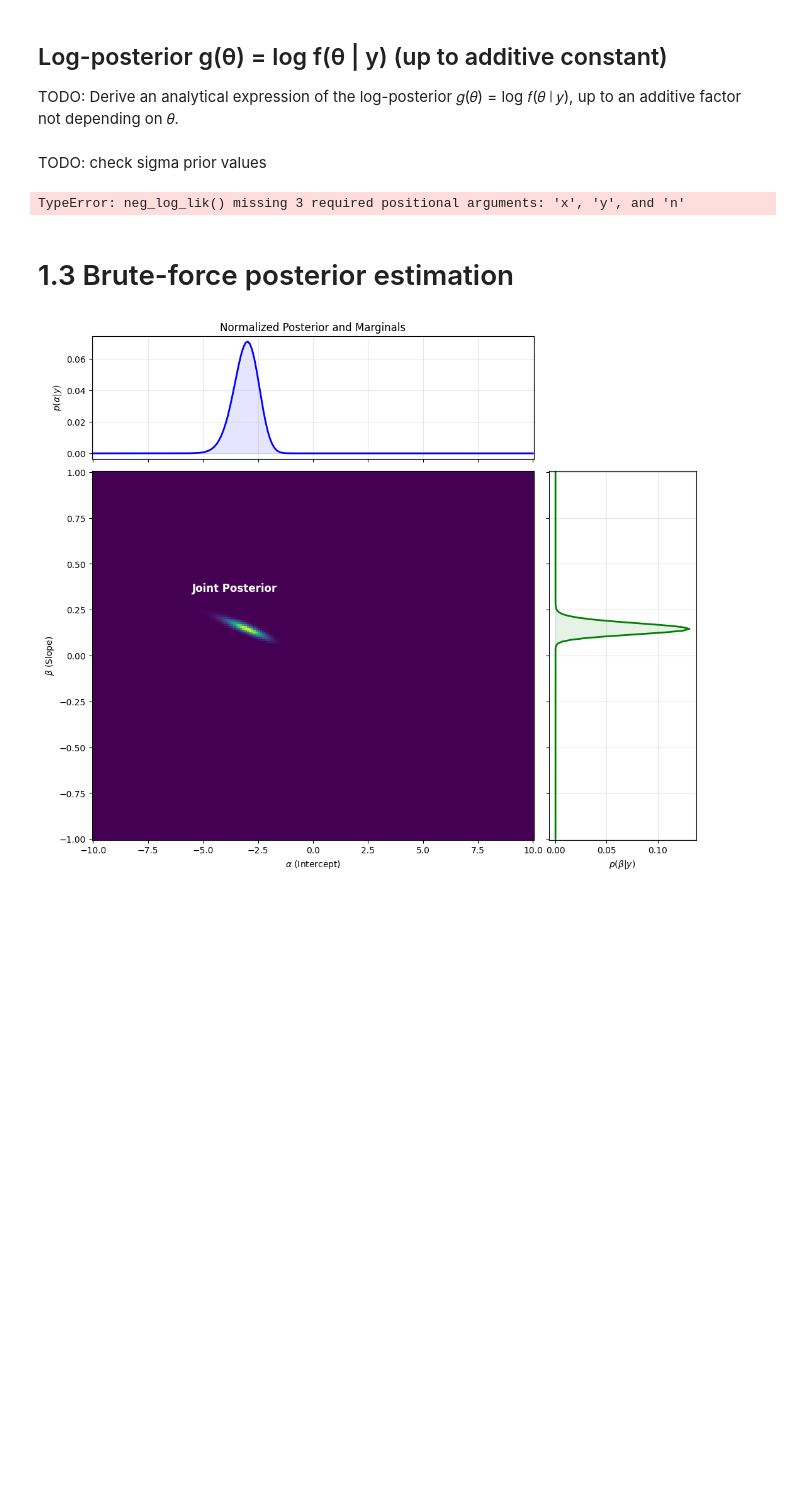
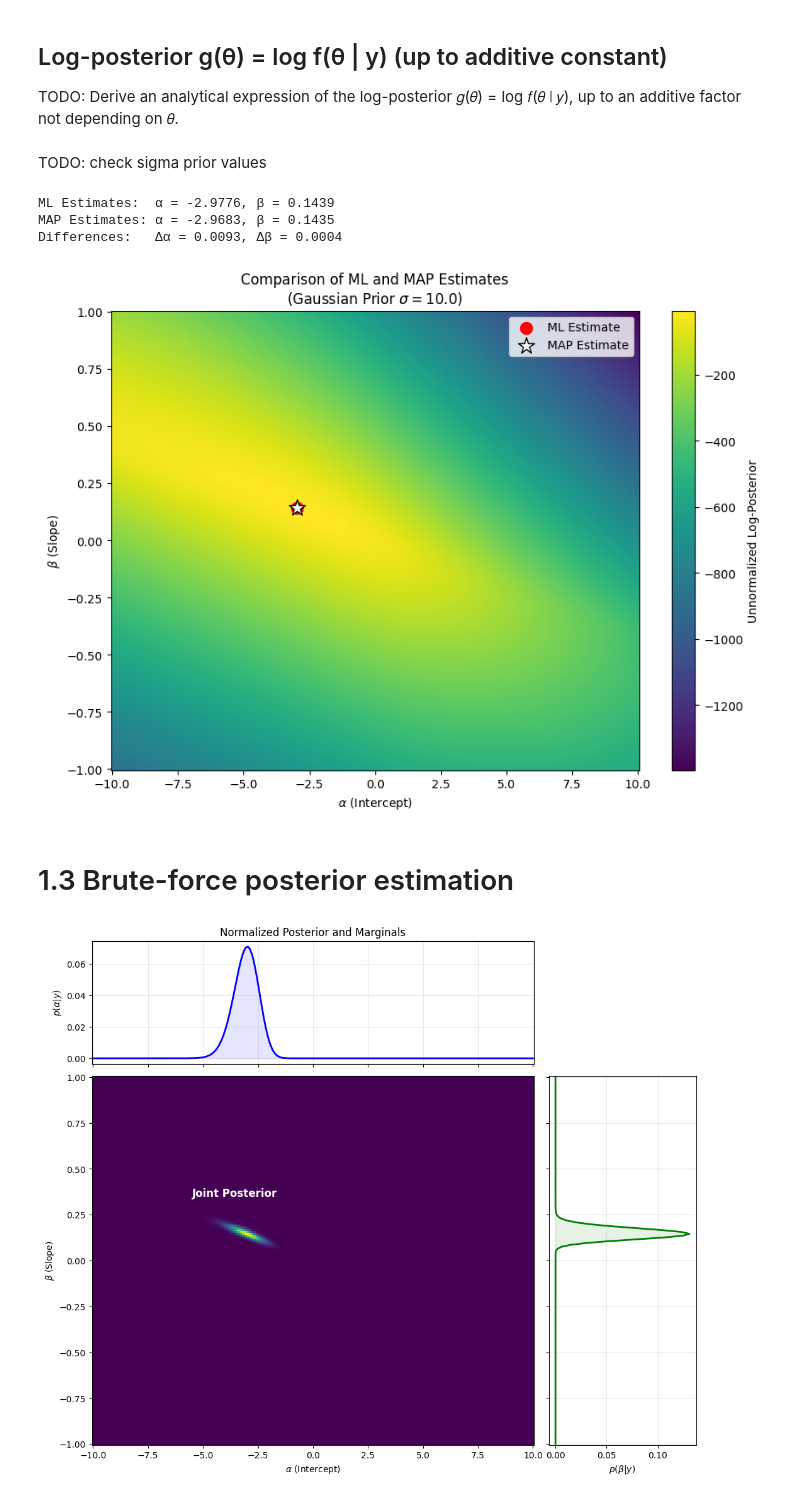
Before and after one commit to Axeeh/MushroomCultivation, a Jupyter notebook: notebook.ipynb, the cells around one changed output. Saved outputs shown, nothing was run; the diff lists cells and outputs as text; code cells hidden in the pictures; blank space fills up the shorter version.

```diff
--- a/notebook.ipynb
+++ b/notebook.ipynb
@@ -143,59 +143,52 @@ depending on 𝜃.
 
 TODO: Derive an analytical expression of the log-posterior 𝑔(𝜃) = log 𝑓(𝜃 ∣ 𝑦), up to an additive
 factor not depending on 𝜃.
-# %%
-def log_prior(theta, sigma_prior=10):
-    alpha, beta = theta
-    return - (alpha**2 + beta**2) / (2 * sigma_prior**2)
-
-def log_posterior(theta):
-    return log_lik(theta) + log_prior(theta)
-
-def neg_log_posterior(theta):
-    return -log_posterior(theta)
 # %% [markdown]
 TODO: check sigma prior values
 # %%
 sigma_prior = 10.0
 
 # Compute ML Estimate
-res_ml = minimize(neg_log_lik, initial_guess, method='BFGS')
+res_ml = minimize(neg_log_lik, initial_guess, (x,y,n), method='BFGS')
 alpha_ml, beta_ml = res_ml.x
 
 # Compute MAP Estimate
-res_map = minimize(neg_log_posterior, initial_guess, method='BFGS')
+res_map = minimize(neg_log_posterior, initial_guess,(x,y,n), method='BFGS')
 alpha_map, beta_map = res_map.x
 
 delta_alpha = abs(alpha_map - alpha_ml)
 delta_beta = abs(beta_map - beta_ml)
 
 print(f"ML Estimates:  α = {alpha_ml:.4f}, β = {beta_ml:.4f}")
 print(f"MAP Estimates: α = {alpha_map:.4f}, β = {beta_map:.4f}")
 print(f"Differences:   Δα = {delta_alpha:.4f}, Δβ = {delta_beta:.4f}")
 
 # Compute posterior values on the grid
 Z = np.zeros_like(A)
 for i in range(A.shape[0]):
     for j in range(A.shape[1]):
         # We compute the value for every point on the grid
-        Z[i, j] = log_posterior([A[i, j], B[i, j]])
+        Z[i, j] = log_posterior([A[i, j], B[i, j]], x, y, n)
 
 plt.figure(figsize=(10, 7))
 
 # Plot unnormalized log-posterior
 pc = plt.pcolormesh(A, B, Z, shading='auto', cmap='viridis')
 plt.colorbar(pc, label='Unnormalized Log-Posterior')
 
 plt.scatter(alpha_ml, beta_ml, color='red', marker='o', s=100, label='ML Estimate', zorder=5)
 plt.scatter(alpha_map, beta_map, color='white', marker='*', s=200, edgecolors='black', label='MAP Estimate', zorder=5)
 
 plt.title(f'Comparison of ML and MAP Estimates\n(Gaussian Prior $\\sigma={sigma_prior}$)')
 plt.xlabel('$\\alpha$ (Intercept)')
 plt.ylabel('$\\beta$ (Slope)')
 plt.legend()
 plt.show()
 # %% [output]
-TypeError: neg_log_lik() missing 3 required positional arguments: 'x', 'y', and 'n'
+ML Estimates:  α = -2.9776, β = 0.1439
+MAP Estimates: α = -2.9683, β = 0.1435
+Differences:   Δα = 0.0093, Δβ = 0.0004
+[figure, added]
 # %% [markdown]
 # 1.3 Brute-force posterior estimation
 # %%
```
Also changed, not shown: parts of 2 cells of this notebook, 1 other file.
